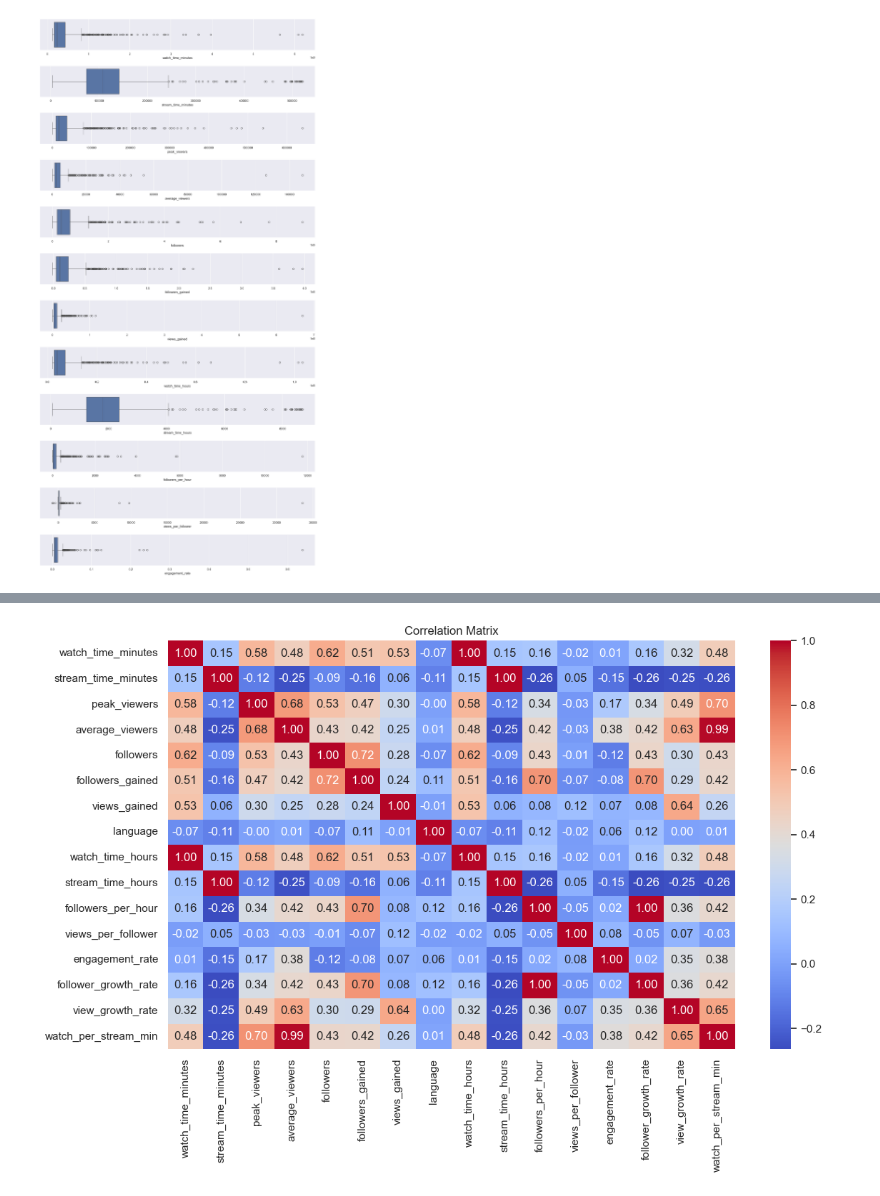
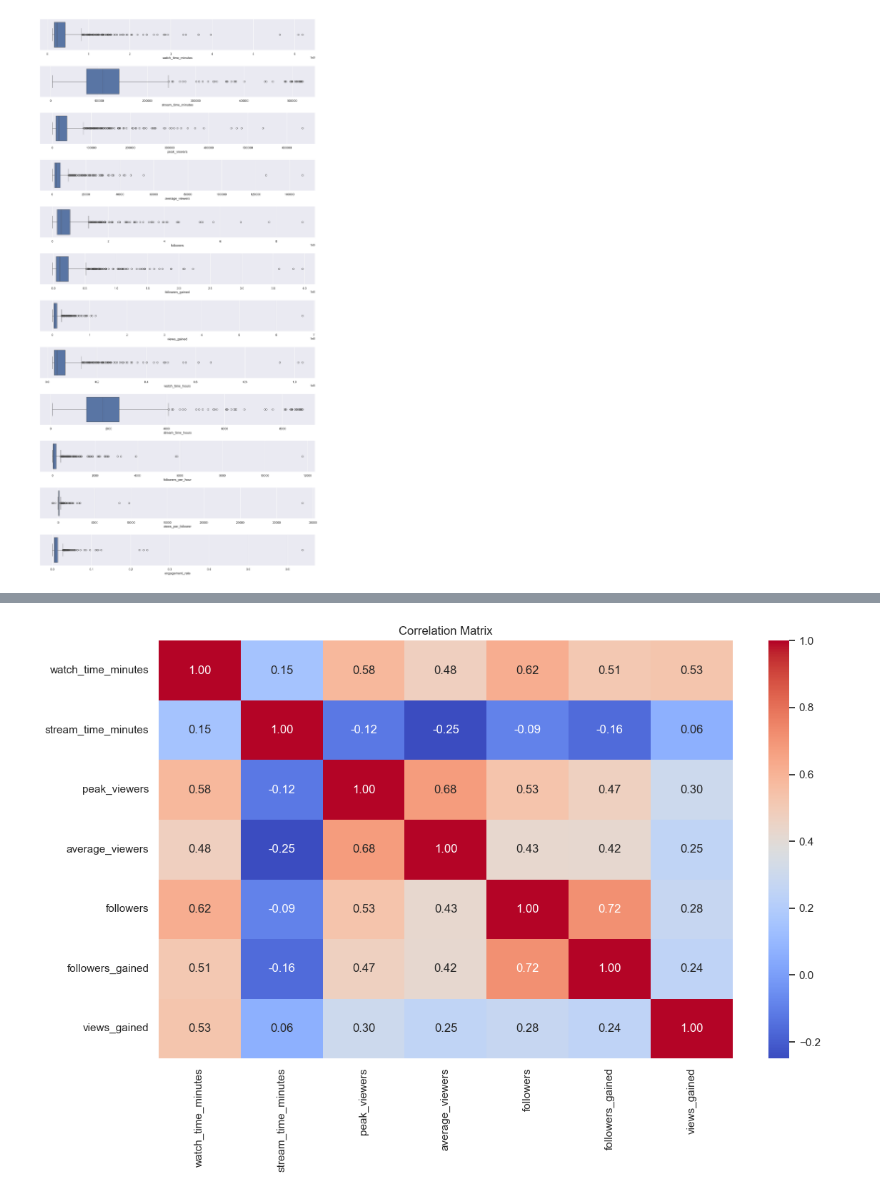
Before and after one commit to jasminejsun/twitch-streamer-analysis, a Jupyter notebook: data-exploratory-analysis.ipynb, the cells around one changed output, grey strips where cells are left out. Saved outputs shown, nothing was run; the diff lists cells and outputs as text; code cells hidden in the pictures.

Commit message:
fix correlation matrix

```diff
--- a/data-exploratory-analysis.ipynb
+++ b/data-exploratory-analysis.ipynb
@@ -49,8 +49,3 @@ for var in numerical_df:
     count += 1
 # %% [output]
 [figure]
-# %%
-df['follower_growth_rate'] = df['followers_gained'] / df['stream_time_minutes'].replace(0, np.nan)
-df['view_growth_rate'] = df['views_gained'] / df['stream_time_minutes'].replace(0, np.nan)
-df['watch_per_stream_min'] = df['watch_time_minutes'] / df['stream_time_minutes'].replace(0, np.nan)
-df['language'] = df['language'].astype('category').cat.codes
@@ -57,8 +55,12 @@ df['language'] = df['language'].astype('category').cat.codes
 # %%
+# Create a correlation matrix for the numeric values in the dataset
+numerical_df_reduced = df[['watch_time_minutes', 'stream_time_minutes', 'peak_viewers', 'average_viewers', 'followers', 'followers_gained', 'views_gained']]
+correlation_matrix = numerical_df_reduced.corr()
+
 plt.figure(figsize=(12, 8))
-sb.heatmap(df.select_dtypes(include=np.number).corr(), annot=True, cmap='coolwarm', fmt='.2f')
+sb.heatmap(correlation_matrix, annot=True, cmap='coolwarm', fmt='.2f')
 plt.title('Correlation Matrix')
 plt.tight_layout()
 plt.show()
 # %% [output]
-[figure, old version]
+[figure, new version]
```
Also changed, not shown: parts of 2 cells of this notebook, 1 other file.
